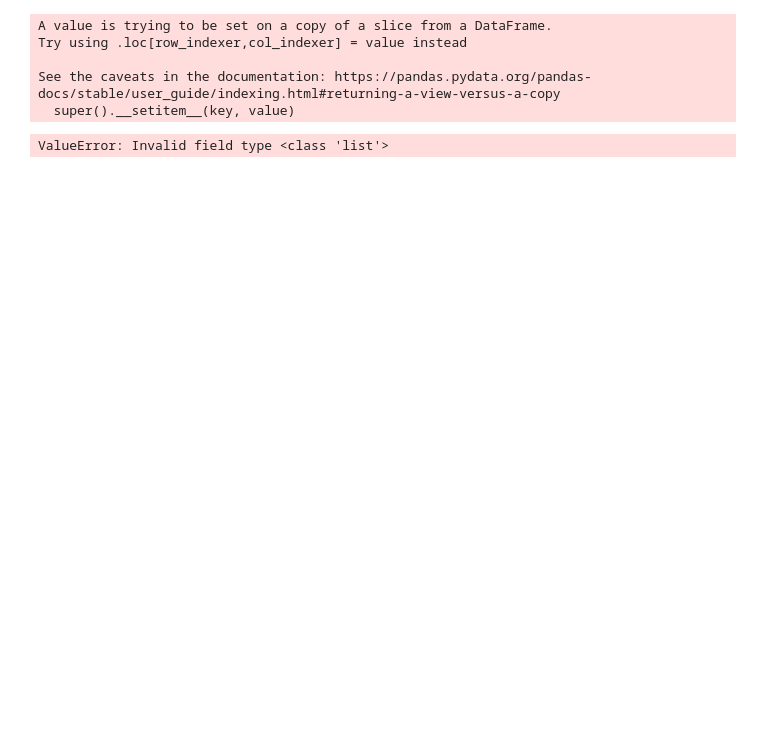
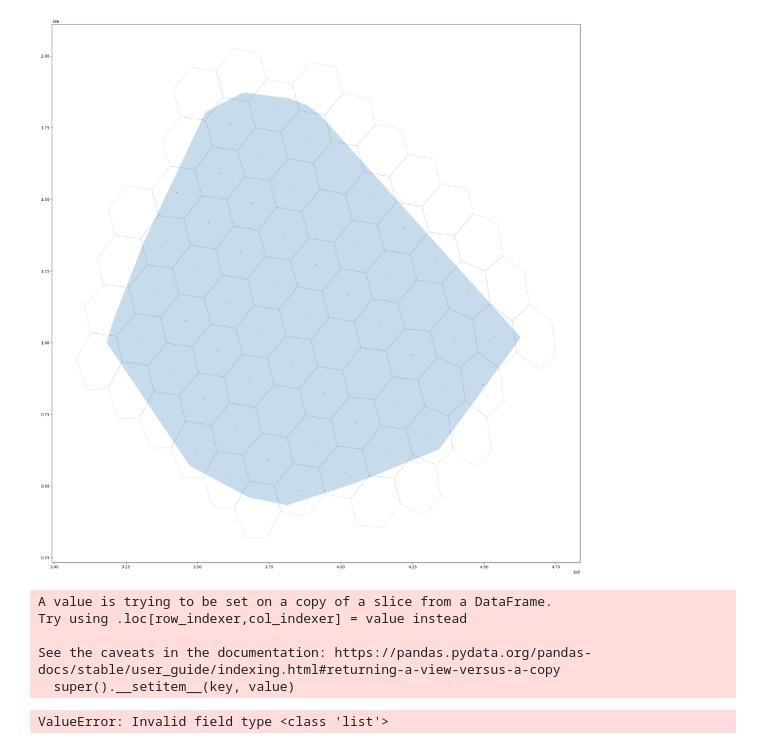
Before and after one commit to BuddyVolly/eSBAE, a Jupyter notebook: notebooks/tests.ipynb, the cells around one changed output. Cells and saved outputs as stored; diff of their text form; code cells hidden in the pictures; blank space fills up the shorter version.

```diff
--- a/notebooks/tests.ipynb
+++ b/notebooks/tests.ipynb
@@ -43,0 +172,6 @@ grid = gpd.read_file('/home/sepal-user/Ethiopia/grids/fine_grid_points_biomes_re
+# %%
+
+aoi = gpd.GeoDataFrame(index=[0], crs=grid.crs, geometry=[grid.geometry.unary_union.convex_hull])
+print(aoi)
+#aoi.crs = grid.crs
+cells, points = hexagonal_grid(aoi, 7)
@@ -44,3 +196,7 @@ grid = gpd.read_file('/home/sepal-user/Ethiopia/grids/fine_grid_points_biomes_re
+# %%
+plot_samples(aoi, points, cells)
+# %% [output]
+[figure, added]
 # %%
 import dask_geopandas
 
```
Also changed, not shown: parts of 20 cells of this notebook, 32 other files.
